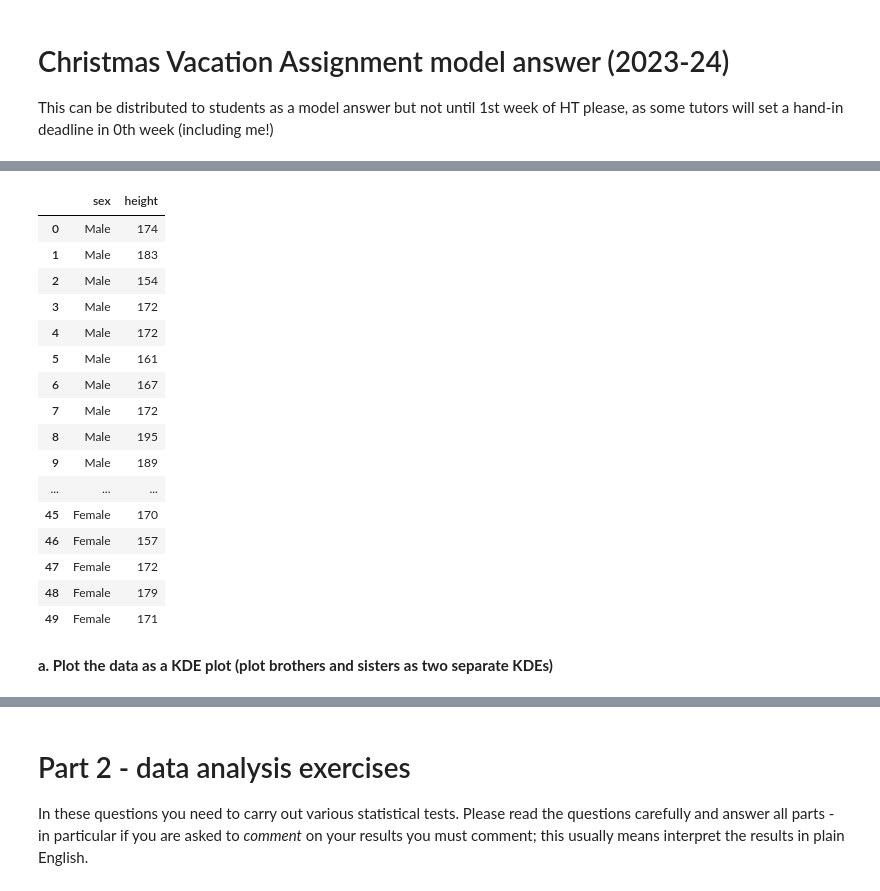
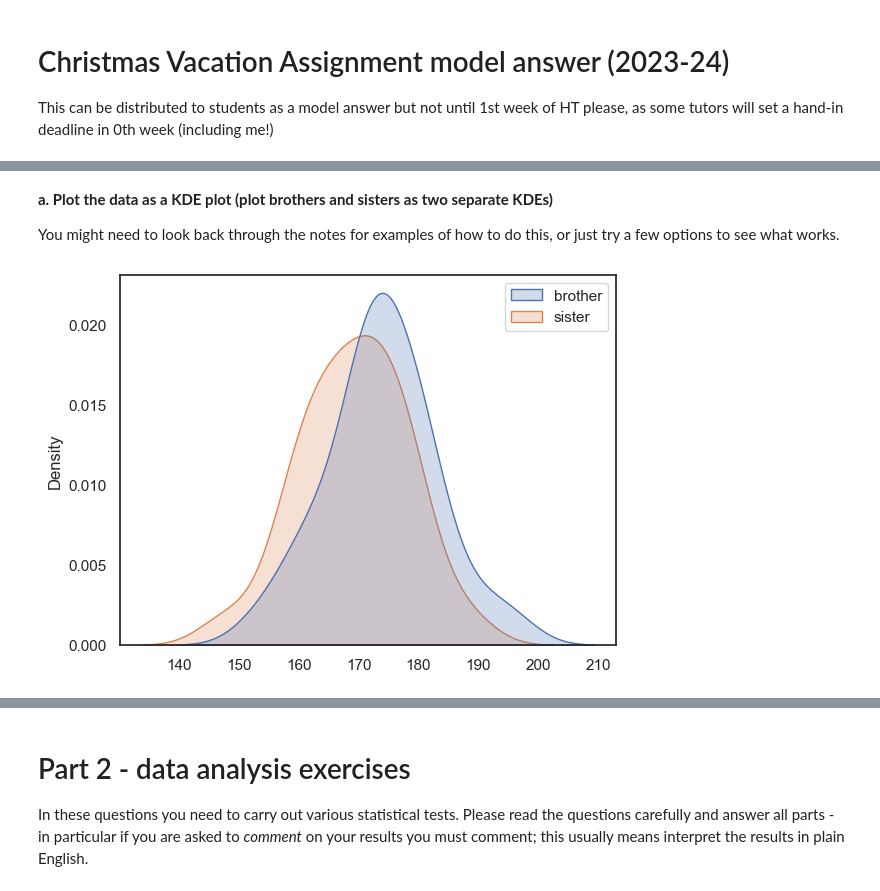
Before and after one commit to jillxoreilly/StatsCourseBook_2024, a Jupyter notebook: Chapter6_ttest/HandInAssignment_TutorNotes.ipynb, the cells around one changed output, grey strips where cells are left out. Cells and saved outputs as stored; diff of their text form; code cells hidden in the pictures.

Commit message:
upload data

```diff
--- a/Chapter6_ttest/HandInAssignment_TutorNotes.ipynb
+++ b/Chapter6_ttest/HandInAssignment_TutorNotes.ipynb
@@ -44,25 +26,10 @@ heightsWideform
-# %%
-heightsLongform = pd.read_csv('https://raw.githubusercontent.com/jillxoreilly/StatsCourseBook_2024/main/data/BrotherSisterDataLongform.csv')
-heightsLongform
-# %% [output]
-|  | sex | height |
-| 0 | Male | 174 |
-| 1 | Male | 183 |
-| 2 | Male | 154 |
-| 3 | Male | 172 |
-| 4 | Male | 172 |
-| 5 | Male | 161 |
-| 6 | Male | 167 |
-| 7 | Male | 172 |
-| 8 | Male | 195 |
-| 9 | Male | 189 |
-| ... | ... | ... |
-| 45 | Female | 170 |
-| 46 | Female | 157 |
-| 47 | Female | 172 |
-| 48 | Female | 179 |
-| 49 | Female | 171 |
 # %% [markdown]
 **a. Plot the data as a KDE plot (plot brothers and sisters as two separate KDEs)**
+
+You might need to look back through the notes for examples of how to do this, or just try a few options to see what works.
 # %%
 # Your code here to plot the longform data
+sns.kdeplot(data=heightsWideform, fill=True)
+plt.show()
+# %% [output]
+[figure, added]
```
Also changed, not shown: parts of 37 cells of this notebook, 1 other file.
